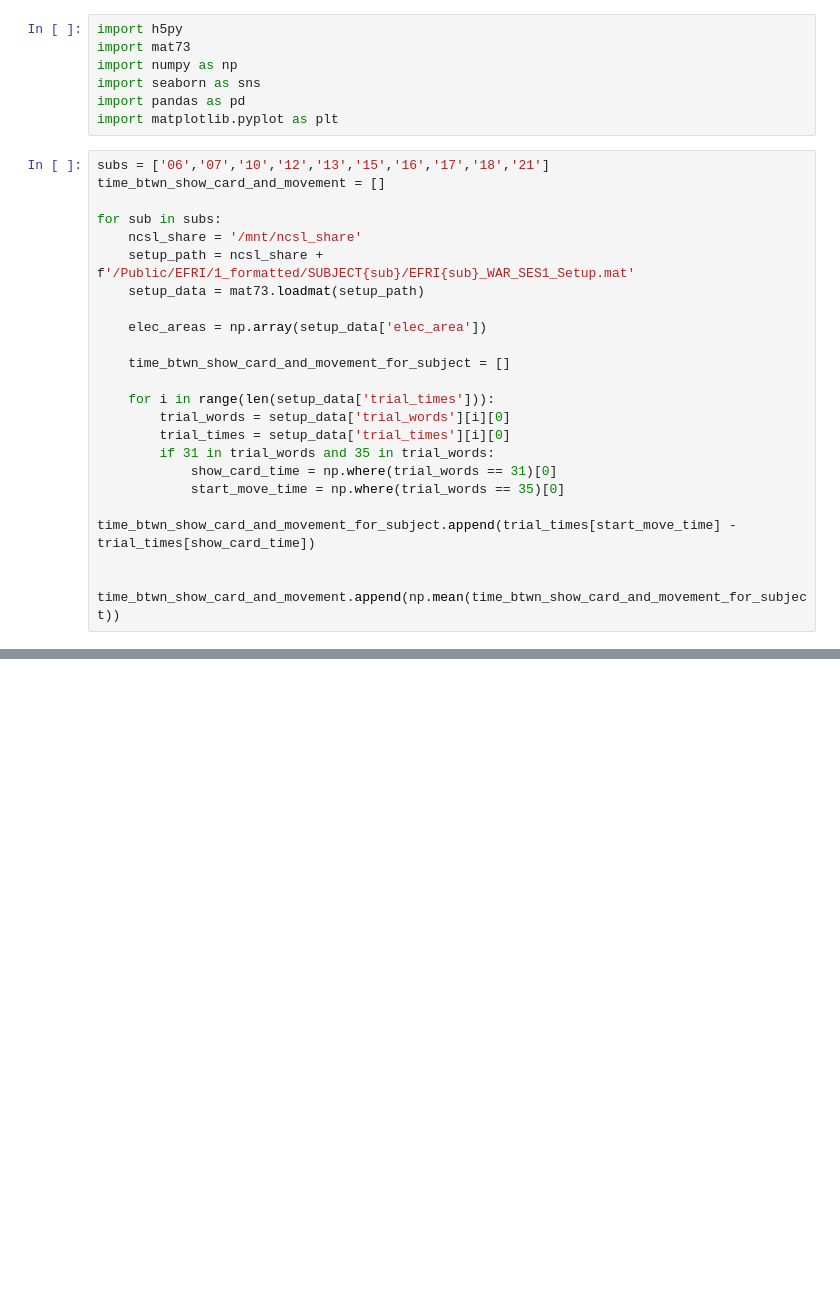
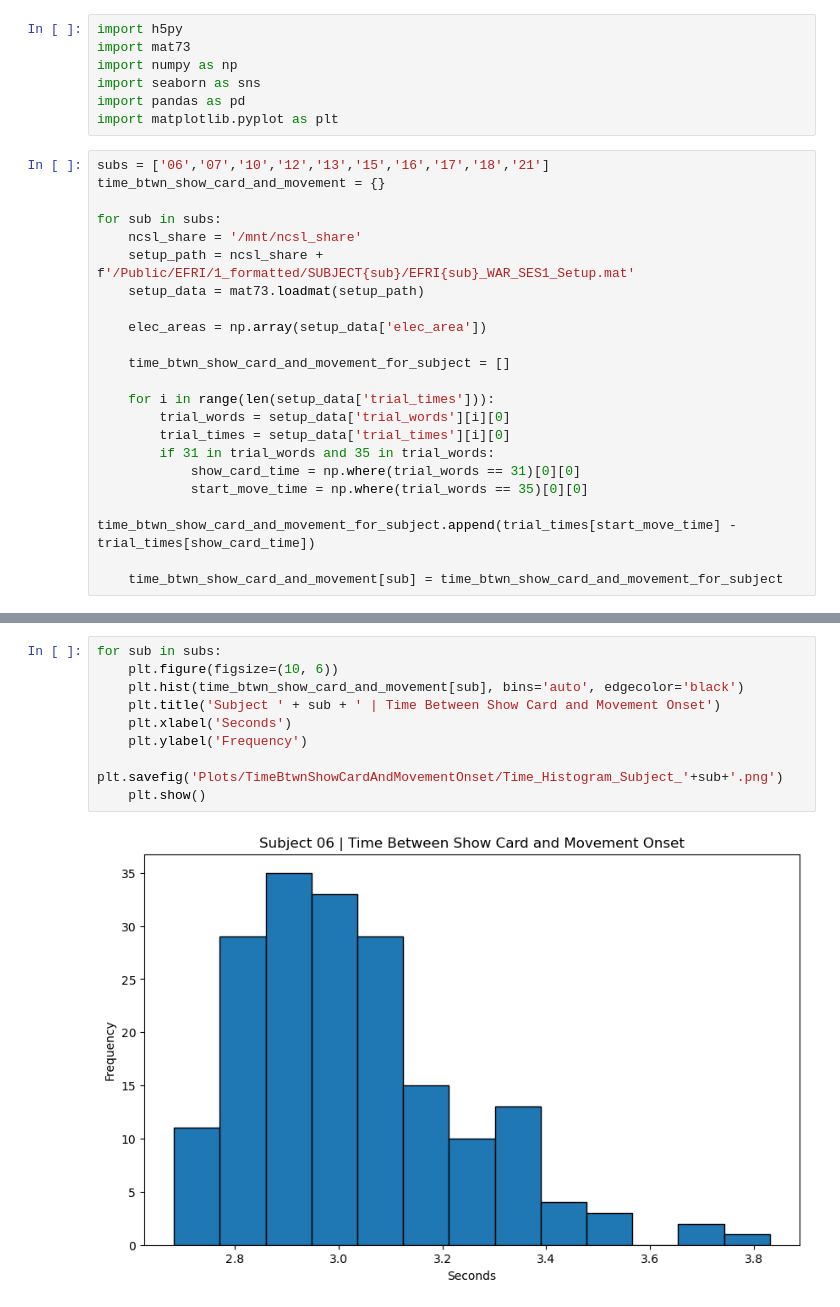
Before and after one commit to ncsl/decoding-decision-making, a Jupyter notebook: Decoding/plot_time_windows.ipynb, the cells around one changed output, grey strips where cells are left out. Cells and saved outputs as stored; diff of their text form; blank space fills up the shorter version.

Commit message:
plot the time btwn show card and movement onset

```diff
--- a/Decoding/plot_time_windows.ipynb
+++ b/Decoding/plot_time_windows.ipynb
@@ -7,7 +7,7 @@ import pandas as pd
 import matplotlib.pyplot as plt
 # %%
 subs = ['06','07','10','12','13','15','16','17','18','21']
-time_btwn_show_card_and_movement = []
+time_btwn_show_card_and_movement = {}
 
 for sub in subs:
     ncsl_share = '/mnt/ncsl_share'
@@ -22,11 +22,11 @@ for sub in subs:
         trial_words = setup_data['trial_words'][i][0]
         trial_times = setup_data['trial_times'][i][0]
         if 31 in trial_words and 35 in trial_words:
-            show_card_time = np.where(trial_words == 31)[0]
-            start_move_time = np.where(trial_words == 35)[0]
+            show_card_time = np.where(trial_words == 31)[0][0]
+            start_move_time = np.where(trial_words == 35)[0][0]
             time_btwn_show_card_and_movement_for_subject.append(trial_times[start_move_time] - trial_times[show_card_time])
 
-    time_btwn_show_card_and_movement.append(np.mean(time_btwn_show_card_and_movement_for_subject))
+    time_btwn_show_card_and_movement[sub] = time_btwn_show_card_and_movement_for_subject
 # %%
 time_btwn_show_card_and_movement
 # %% [output]
@@ -42,0 +50,11 @@ time_btwn_show_card_and_movement
+# %%
+for sub in subs:
+    plt.figure(figsize=(10, 6))
+    plt.hist(time_btwn_show_card_and_movement[sub], bins='auto', edgecolor='black')
+    plt.title('Subject ' + sub + ' | Time Between Show Card and Movement Onset')
+    plt.xlabel('Seconds')
+    plt.ylabel('Frequency')
+    plt.savefig('Plots/TimeBtwnShowCardAndMovementOnset/Time_Histogram_Subject_'+sub+'.png')
+    plt.show()
+# %% [output]
+[figure, added]
```
Also changed, not shown: parts of 4 cells of this notebook.
